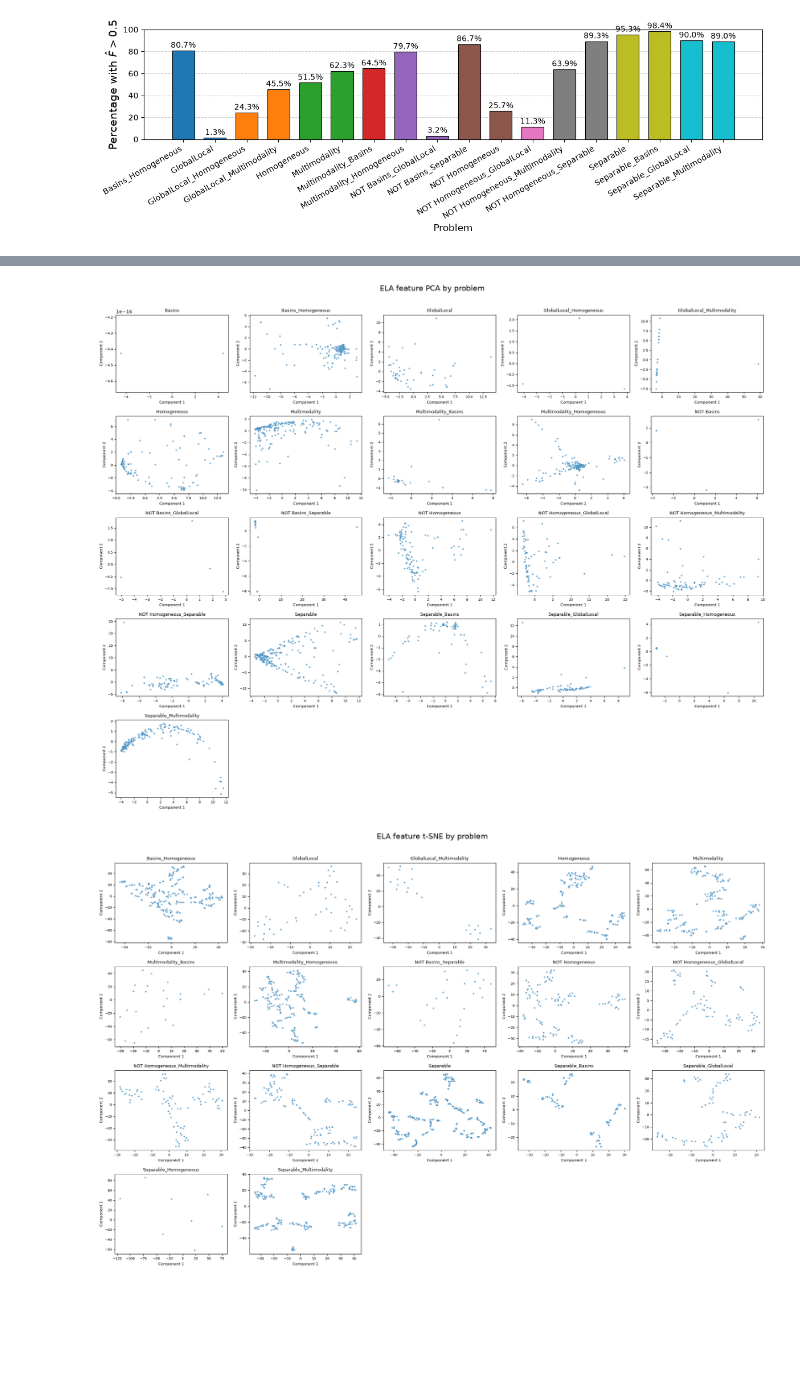
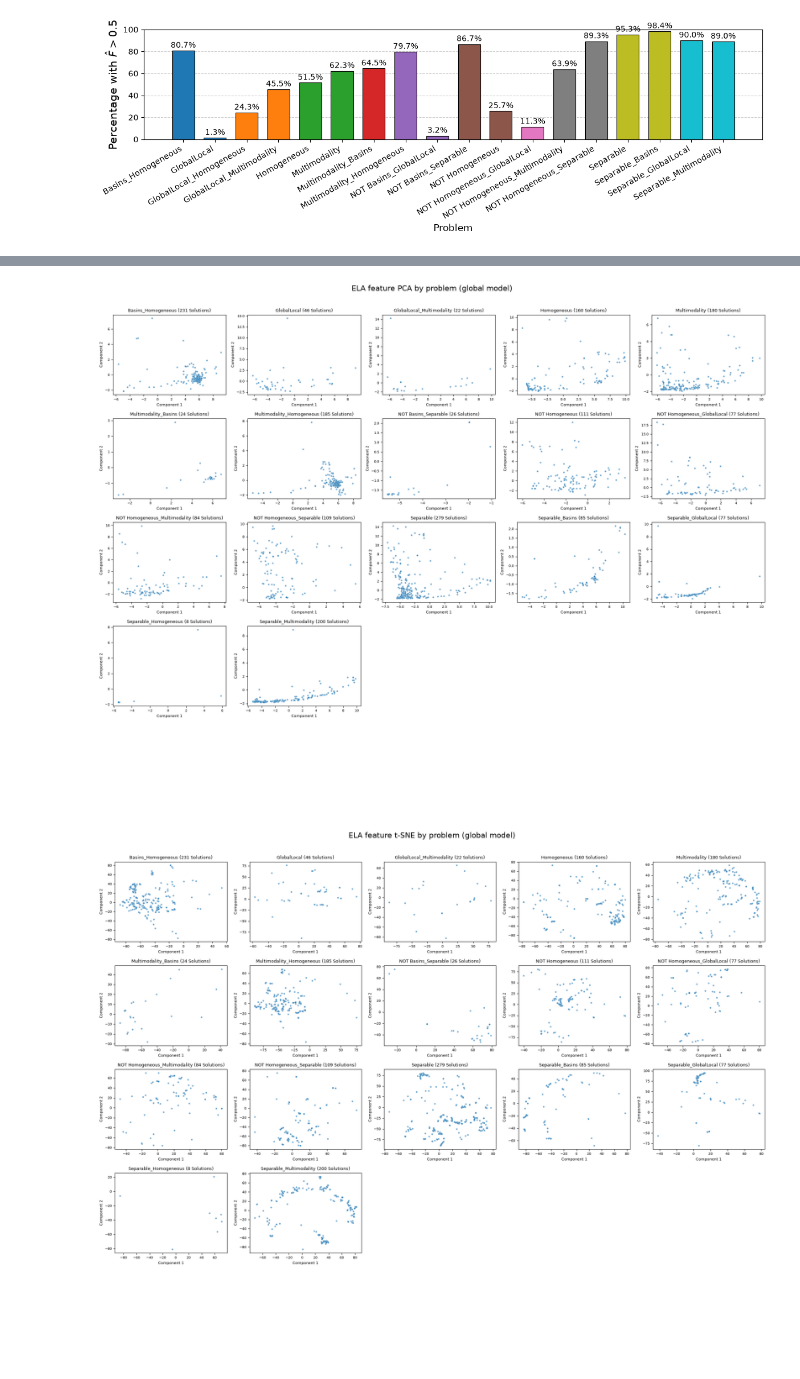
Before and after one commit to XAI-liacs/BLADE, a Jupyter notebook: examples/visualize_ELA_local_ensemble.ipynb, the cells around one changed output, grey strips where cells are left out. Cells and saved outputs as stored; diff of their text form; code cells hidden in the pictures.

Commit message:
plot all features across all problems

```diff
--- a/examples/visualize_ELA_local_ensemble.ipynb
+++ b/examples/visualize_ELA_local_ensemble.ipynb
@@ -203,9 +203,7 @@ if True:
     scaler = StandardScaler().fit(all_ela_data)
     joblib.dump(scaler, "ela_scaler.joblib")
 
-
-pca_plots = []
-tsne_plots = []
+embedding_inputs = []
 distance_plots = []
 kde_mean_results = []
 
@@ -248,23 +246,18 @@ for problem in problems:
         #remove inf values from ela_cols dataframe
         df = df.replace([np.inf, -np.inf], np.nan).dropna(subset=ela_cols)
 
+        if len(df) < 6:
+            print(f"Skipped problem {problem}: only {len(df)} solutions")
+            continue
+
         #print(df.columns)
         scaler = joblib.load(f"ela_scaler.joblib")
 
-        #pc = TSNE(n_components=2, learning_rate='auto',
-        #              init='random', perplexity=6).fit_transform(X_scaled)
-
-        X_scaled = scaler.transform(df[ela_cols])
-        pc = PCA(n_components=2).fit_transform(X_scaled)
-        pca_plots.append((problem, pc))
-
-        #X_scaled = scaler.transform(df[ela_cols])
-        pc = TSNE(n_components=2, learning_rate='auto',
-                    init='random', perplexity=6).fit_transform(X_scaled)
-        tsne_plots.append((problem, pc))
+        X_scaled = scaler.transform(df[ela_cols].to_numpy())
+        embedding_inputs.append((problem, X_scaled))
 
         # Now get a numerical diversity metric on the ELA features
-        df[ela_cols] = scaler.transform(df[ela_cols])
+        df[ela_cols] = X_scaled
         min_d = min_nearest_neighbor_distances(df, ela_cols)
         distance_plots.append((problem, min_d.copy()))
         #print(min_d.head())
@@ -280,10 +273,47 @@ for problem in problems:
 
             weighted_mean = quad(lambda x: float(x * kde(x)[0]), 0, 100)[0]
 
-        kde_mean_results.append((problem, weighted_mean))
+        kde_mean_results.append((problem, len(df), weighted_mean))
 
     except Exception as e:
         print(f"Failed on problem {problem}: {e}")
+
+
+def build_global_embeddings(embedding_inputs, tsne_perplexity=6):
+    pca_plots = []
+    tsne_plots = []
+
+    if not embedding_inputs:
+        print("No ELA feature data available for global embeddings.")
+        return pca_plots, tsne_plots
+
+    all_X = np.vstack([X for _, X in embedding_inputs])
+    lengths = [len(X) for _, X in embedding_inputs]
+
+    if min(all_X.shape) < 2:
+        print("Need at least two samples and two ELA features for 2D global embeddings.")
+        return pca_plots, tsne_plots
+
+    pca_model = PCA(n_components=2).fit(all_X)
+    all_pca = pca_model.transform(all_X)
+
+    perplexity = min(tsne_perplexity, len(all_X) - 1)
+    all_tsne = TSNE(
+        n_components=2,
+        learning_rate='auto',
+        init='random',
+        perplexity=perplexity,
+        random_state=0
+    ).fit_transform(all_X)
+
+    start = 0
+    for (problem, _), length in zip(embedding_inputs, lengths):
+        end = start + length
+        pca_plots.append((problem, all_pca[start:end]))
+        tsne_plots.append((problem, all_tsne[start:end]))
+        start = end
+
+    return pca_plots, tsne_plots
 
 
 def plot_embedding_grid(plot_data, title):
@@ -295,7 +325,8 @@ def plot_embedding_grid(plot_data, title):
             x=embedding[:, 0], y=embedding[:, 1],
             ax=ax, s=12, alpha=0.7, legend=False
         )
-        ax.set_title(problem, fontsize=9)
+        n_solutions = len(embedding)
+        ax.set_title(f"{problem} ({n_solutions} Solutions)", fontsize=9)
         ax.set_xlabel("Component 1", fontsize=8)
         ax.set_ylabel("Component 2", fontsize=8)
         ax.tick_params(labelsize=7)
@@ -323,7 +354,8 @@ def plot_distance_grid(plot_data, title, kind="hist"):
         else:
             plotted = False
 
-        ax.set_title(problem, fontsize=9)
+        n_solutions = len(values)
+        ax.set_title(f"{problem} ({n_solutions} Solutions)", fontsize=9)
         ax.set_xlabel("Nearest-neighbor distance", fontsize=8)
         ax.set_ylabel("Density", fontsize=8)
         ax.set_xlim(0.1, 100)
@@ -341,11 +373,13 @@ def plot_distance_grid(plot_data, title, kind="hist"):
     plt.show()
 
 
-plot_embedding_grid(pca_plots, "ELA feature PCA by problem")
-plot_embedding_grid(tsne_plots, "ELA feature t-SNE by problem")
+pca_plots, tsne_plots = build_global_embeddings(embedding_inputs)
+plot_embedding_grid(pca_plots, "ELA feature PCA by problem (global model)")
+plot_embedding_grid(tsne_plots, "ELA feature t-SNE by problem (global model)")
 plot_distance_grid(distance_plots, "Nearest-neighbor distance KDE by problem", kind="kde")
 
-df_kde = pd.DataFrame(kde_mean_results, columns=["Problem", "KDE Weighted Mean [0,100]"])
+df_kde = pd.DataFrame(kde_mean_results, columns=["Problem", "Solutions", "KDE Weighted Mean [0,100]"])
+df_kde = df_kde[df_kde["Solutions"] >= 10]
 df_kde = df_kde.dropna(subset=["KDE Weighted Mean [0,100]"])
 # df_kde = df_kde.sort_values("KDE Weighted Mean [0,100]", ascending=False)
 
@@ -362,2 +396,2 @@ Failed on problem NOT Basins_Multimodality: 0
-[figure, old version]
+[figure, new version]
-[figure, old version]
+[figure, new version]
```
Also changed, not shown: parts of 2 cells of this notebook.
